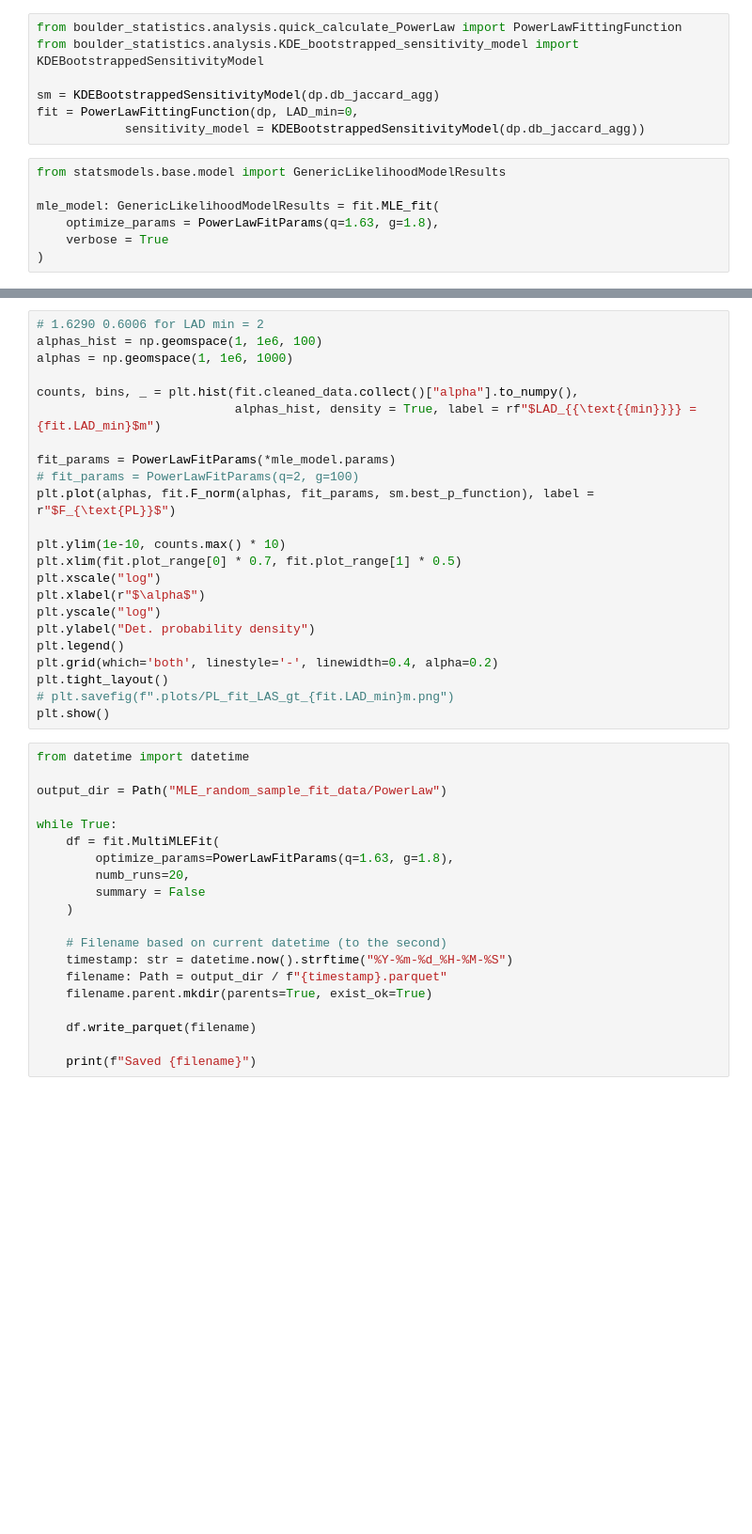
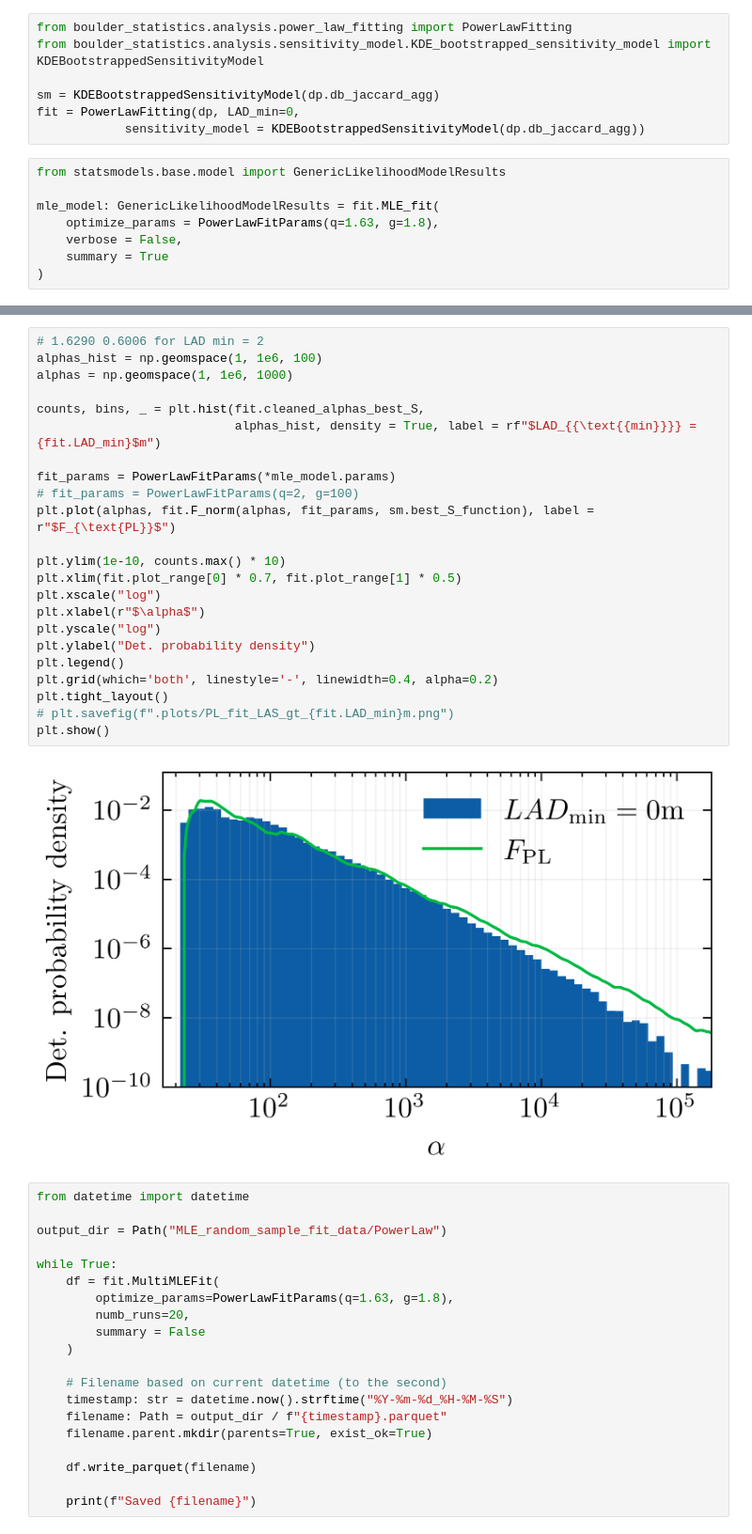
Before and after one commit to Joshua13764/QMAP, a Jupyter notebook: analysis/AkaikeWeights/workbook_simple_PowerLaw.ipynb, the cells around one changed output, grey strips where cells are left out. Shown at 94% size. Cells and saved outputs as stored; diff of their text form; blank space fills up the shorter version.

```diff
--- a/analysis/AkaikeWeights/workbook_simple_PowerLaw.ipynb
+++ b/analysis/AkaikeWeights/workbook_simple_PowerLaw.ipynb
@@ -28,16 +25,17 @@ from boulder_statistics.analysis.data_product_encyclopedia import DataProductEnc
 dp = DataProductEncyclopedia(
     data_products_path=Path(r"C:\Users\Joshu\OneDrive - Nexus365\AO33\Boulder_database\AO33\.data_products"))
 # %%
-from boulder_statistics.analysis.quick_calculate_PowerLaw import PowerLawFittingFunction
-from boulder_statistics.analysis.KDE_bootstrapped_sensitivity_model import KDEBootstrappedSensitivityModel
+from boulder_statistics.analysis.power_law_fitting import PowerLawFitting
+from boulder_statistics.analysis.sensitivity_model.KDE_bootstrapped_sensitivity_model import KDEBootstrappedSensitivityModel
 
 sm = KDEBootstrappedSensitivityModel(dp.db_jaccard_agg)
-fit = PowerLawFittingFunction(dp, LAD_min=0,
+fit = PowerLawFitting(dp, LAD_min=0,
             sensitivity_model = KDEBootstrappedSensitivityModel(dp.db_jaccard_agg))
 # %%
 from statsmodels.base.model import GenericLikelihoodModelResults
 
 mle_model: GenericLikelihoodModelResults = fit.MLE_fit(
     optimize_params = PowerLawFitParams(q=1.63, g=1.8),
-    verbose = True
+    verbose = False,
+    summary = True
 )
@@ -44,26 +59,28 @@ mle_model: GenericLikelihoodModelResults = fit.MLE_fit(
 # %%
 # 1.6290 0.6006 for LAD min = 2
 alphas_hist = np.geomspace(1, 1e6, 100)
 alphas = np.geomspace(1, 1e6, 1000)
 
-counts, bins, _ = plt.hist(fit.cleaned_data.collect()["alpha"].to_numpy(),
+counts, bins, _ = plt.hist(fit.cleaned_alphas_best_S,
                            alphas_hist, density = True, label = rf"$LAD_{{\text{{min}}}} = {fit.LAD_min}$m")
 
 fit_params = PowerLawFitParams(*mle_model.params)
 # fit_params = PowerLawFitParams(q=2, g=100)
-plt.plot(alphas, fit.F_norm(alphas, fit_params, sm.best_p_function), label = r"$F_{\text{PL}}$")
+plt.plot(alphas, fit.F_norm(alphas, fit_params, sm.best_S_function), label = r"$F_{\text{PL}}$")
 
 plt.ylim(1e-10, counts.max() * 10)
 plt.xlim(fit.plot_range[0] * 0.7, fit.plot_range[1] * 0.5)
 plt.xscale("log")
 plt.xlabel(r"$\alpha$")
 plt.yscale("log")
 plt.ylabel("Det. probability density")
 plt.legend()
 plt.grid(which='both', linestyle='-', linewidth=0.4, alpha=0.2)
 plt.tight_layout()
 # plt.savefig(f".plots/PL_fit_LAS_gt_{fit.LAD_min}m.png")
 plt.show()
+# %% [output]
+[figure, added]
 # %%
 from datetime import datetime
 
```
Also changed, not shown: parts of 2 cells of this notebook, 13 other files.
